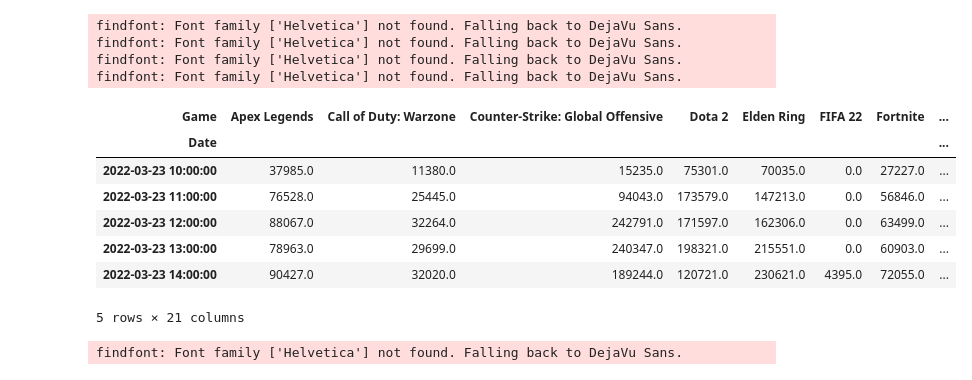
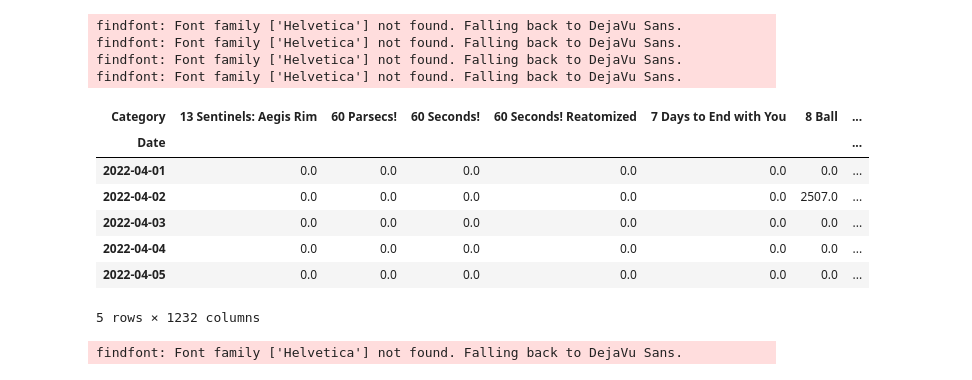
Before and after one commit to valent33/8INF919-Twitch_recommandation_algorithm, a Jupyter notebook: dataviz.ipynb, the cells around one changed output. Drawn from its saved outputs; the diff is of its cells as text; code cells hidden in the pictures.

```diff
--- a/dataviz.ipynb
+++ b/dataviz.ipynb
@@ -10,6 +10,6 @@ semaine = 'mars23-27/'
 # %%
-all_games = glob.glob(semaine + "World*.csv")
-games = pd.concat((pd.read_csv(f, usecols=[1, 2, 3, 4, 5], header=None)[[2, 3, 4, 5, 1]] for f in all_games), axis=0, ignore_index=True)
-games = games.rename(columns={2:"Date", 3:"Game", 4:"Viewers", 5:"Langage", 1:"Streamer"})
+all_games = glob.glob(path + "World*.csv")
+games = pd.concat((pd.read_csv(f, usecols=[1, 2, 3, 4, 5], header=None) for f in all_games), axis=0, ignore_index=True)
+games = games.rename(columns={1:"Streamer", 2:"Date", 3:"Category", 4:"Viewership", 5:"Langage"})
 print(f" ** Memory usage of the file - {sum(games.memory_usage()) * 0.000001} MB for {len(games.index)} Rows")
 # %% [output]
@@ -18,7 +18,7 @@ print(f" ** Memory usage of the file - {sum(games.memory_usage()) * 0.000001} MB
 languages = pd.read_csv('languages.csv', sep='|')
 # %%
 # map Langage values to languages names
-games['Langage'] = games['Langage'].map(languages.set_index('code')['en'])
+games['Langage'] = games['Langage'].map(languages.set_index('code')['fr'])
 # %%
 games['Date'] = pd.to_datetime(games['Date'])
 # %%
@@ -92,23 +89,23 @@ findfont: Font family ['Helvetica'] not found. Falling back to DejaVu Sans.
 findfont: Font family ['Helvetica'] not found. Falling back to DejaVu Sans.
 findfont: Font family ['Helvetica'] not found. Falling back to DejaVu Sans.
 # %%
-df2 = games.groupby([pd.Grouper(key='Date', axis=0, freq='H'), 'Game']).agg('sum').reset_index()
+df2 = games.groupby([pd.Grouper(key='Date', axis=0, freq='D'), 'Category']).agg('sum').reset_index()
 # %%
-df2 = df2[['Date', 'Game', 'Viewers']].pivot(index='Date', columns='Game', values='Viewers')
+df2 = df2[['Date', 'Category', 'Viewership']].pivot(index='Date', columns='Category', values='Viewership')
 df2 = df2.fillna(0)
 # %%
 # filter out columns with sum < 10000
-df2 = df2.loc[:, (df2.sum(axis=0) > 5000000)]
+# df2 = df2.loc[:, (df2.sum(axis=0) > 5000000)]
 df2.head()
 # %% [output]
-| Game | Apex Legends | Call of Duty: Warzone | Counter-Strike: Global Offensive | Dota 2 | Elden Ring | FIFA 22 | Fortnite | ... |
-| Date |  |  |  |  |  |  |  | ... |
-| 2022-03-23 10:00:00 | 37985.0 | 11380.0 | 15235.0 | 75301.0 | 70035.0 | 0.0 | 27227.0 | ... |
-| 2022-03-23 11:00:00 | 76528.0 | 25445.0 | 94043.0 | 173579.0 | 147213.0 | 0.0 | 56846.0 | ... |
-| 2022-03-23 12:00:00 | 88067.0 | 32264.0 | 242791.0 | 171597.0 | 162306.0 | 0.0 | 63499.0 | ... |
-| 2022-03-23 13:00:00 | 78963.0 | 29699.0 | 240347.0 | 198321.0 | 215551.0 | 0.0 | 60903.0 | ... |
-| 2022-03-23 14:00:00 | 90427.0 | 32020.0 | 189244.0 | 120721.0 | 230621.0 | 4395.0 | 72055.0 | ... |
+| Category | 13 Sentinels: Aegis Rim | 60 Parsecs! | 60 Seconds! | 60 Seconds! Reatomized | 7 Days to End with You | 8 Ball | ... |
+| Date |  |  |  |  |  |  | ... |
+| 2022-04-01 | 0.0 | 0.0 | 0.0 | 0.0 | 0.0 | 0.0 | ... |
+| 2022-04-02 | 0.0 | 0.0 | 0.0 | 0.0 | 0.0 | 2507.0 | ... |
+| 2022-04-03 | 0.0 | 0.0 | 0.0 | 0.0 | 0.0 | 0.0 | ... |
+| 2022-04-04 | 0.0 | 0.0 | 0.0 | 0.0 | 0.0 | 0.0 | ... |
+| 2022-04-05 | 0.0 | 0.0 | 0.0 | 0.0 | 0.0 | 0.0 | ... |
-5 rows × 21 columns
+5 rows × 1232 columns
 # %%
 bcr.bar_chart_race(
     df=df2,
```
Also changed, not shown: parts of 35 cells of this notebook.
